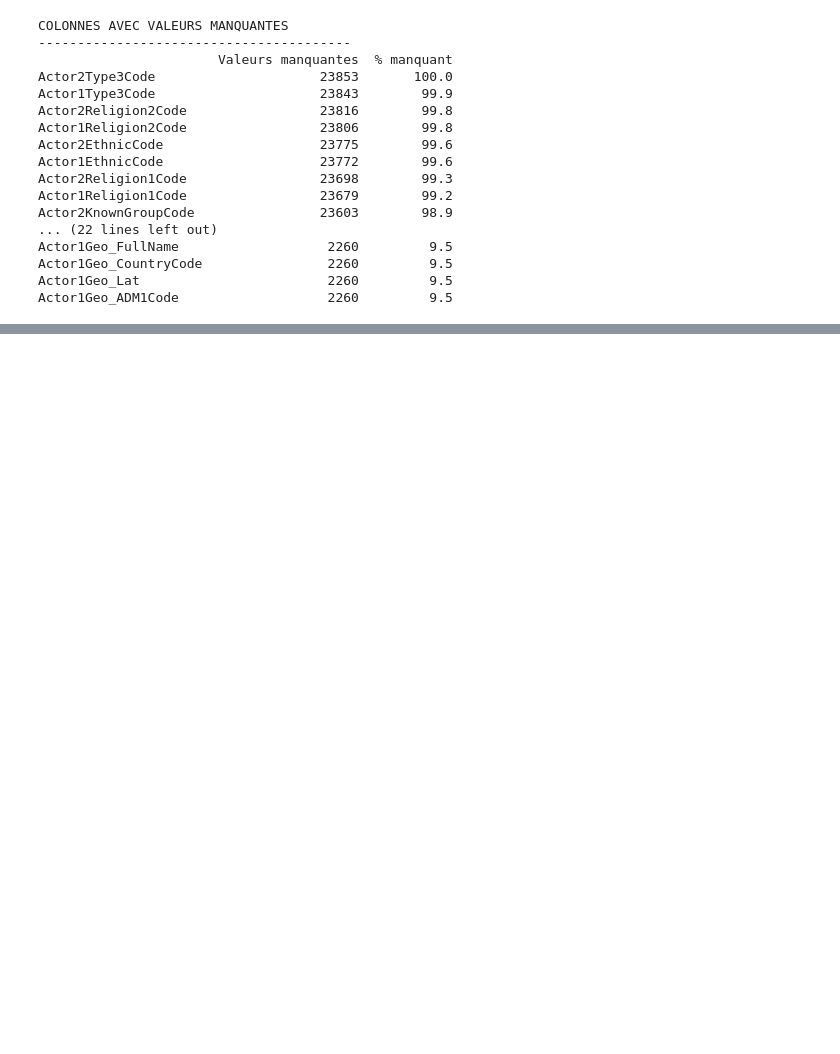
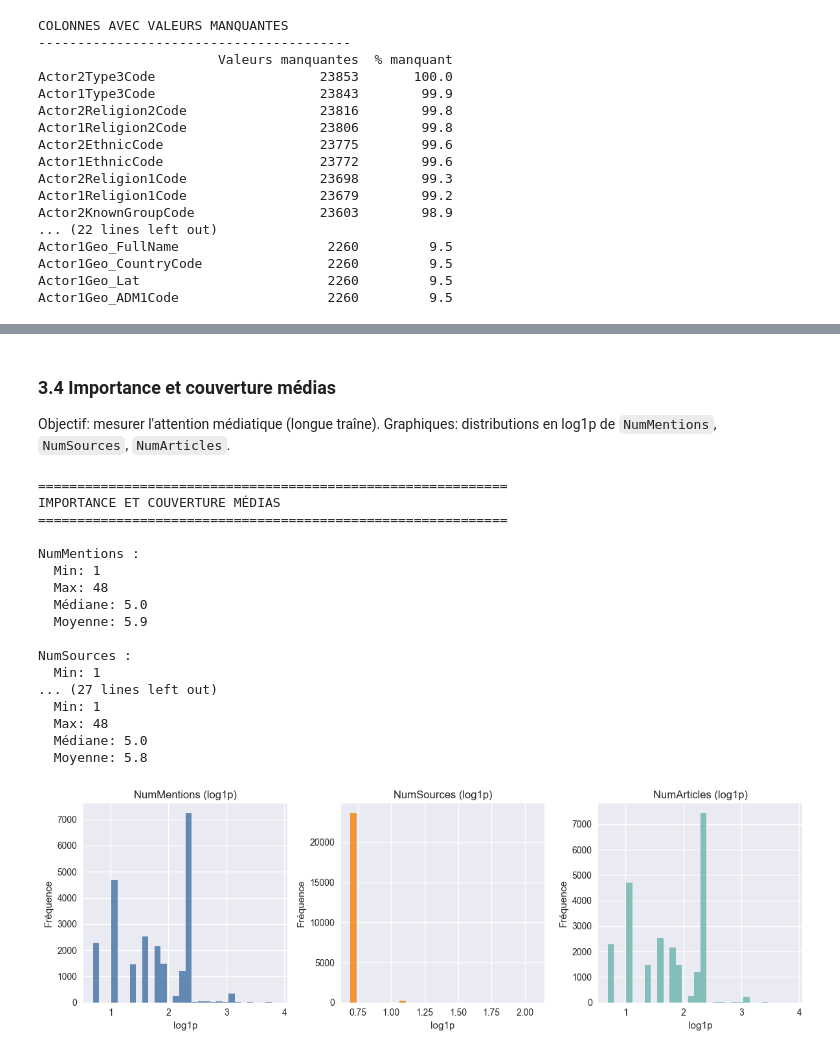
Before and after one commit to Equipe-003/Hackathon_iSHEEROXDatacamp, a Jupyter notebook: notebooks/data_exploration.ipynb, the cells around one changed output, grey strips where cells are left out. Saved outputs shown, nothing was run; the diff lists cells and outputs as text; code cells hidden in the pictures; blank space fills up the shorter version.

```diff
--- a/notebooks/data_exploration.ipynb
+++ b/notebooks/data_exploration.ipynb
@@ -105,0 +555,57 @@ Actor1Geo_ADM1Code                   2260         9.5
+# %% [markdown]
+### 3.4 Importance et couverture médias
+Objectif: mesurer l'attention médiatique (longue traîne).
+Graphiques: distributions en log1p de `NumMentions`, `NumSources`, `NumArticles`.
+# %%
+# 3.4 Importance des événements (media attention)
+print("\n" + "=" * 60)
+print("IMPORTANCE ET COUVERTURE MÉDIAS")
+print("=" * 60)
+
+metrics = ["NumMentions", "NumSources", "NumArticles"]
+for col in metrics:
+    if col in df.columns:
+        series = df[col].dropna()
+        print(f"\n{col} :")
+        print(f"  Min: {series.min()}")
+        print(f"  Max: {series.max()}")
+        print(f"  Médiane: {series.median()}")
+        print(f"  Moyenne: {series.mean():.1f}")
+    else:
+        print(f"\n{col} : colonne absente.")
+
+fig, axes = plt.subplots(1, 3, figsize=(12, 4))
+colors = ["#4C78A8", "#F58518", "#72B7B2"]
+
+for ax, col, color in zip(axes, metrics, colors):
+    if col in df.columns:
+        series = df[col].dropna()
+        ax.hist(np.log1p(series), bins=30, color=color, alpha=0.85)
+        ax.set_title(f"{col} (log1p)")
+        ax.set_xlabel("log1p")
+        ax.set_ylabel("Fréquence")
+    else:
+        ax.text(0.5, 0.5, f"{col}\nabsente", ha="center", va="center")
+        ax.set_axis_off()
+
+plt.tight_layout()
+plt.show()
+# %% [output]
+============================================================
+IMPORTANCE ET COUVERTURE MÉDIAS
+============================================================
+
+NumMentions :
+  Min: 1
+  Max: 48
+  Médiane: 5.0
+  Moyenne: 5.9
+
+NumSources :
+  Min: 1
+... (27 lines left out)
+  Min: 1
+  Max: 48
+  Médiane: 5.0
+  Moyenne: 5.8
+[figure, added]
```
Also changed, not shown: parts of 15 cells of this notebook, 5 other files.
